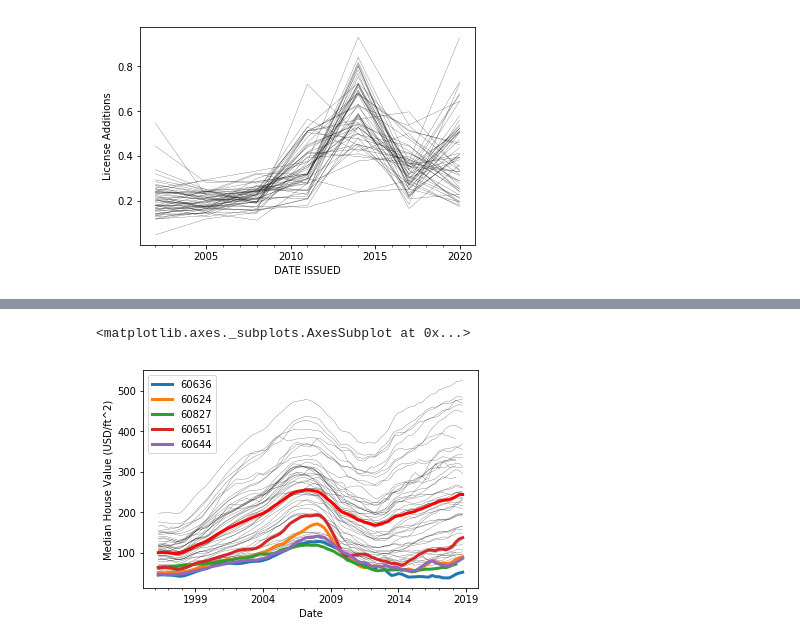
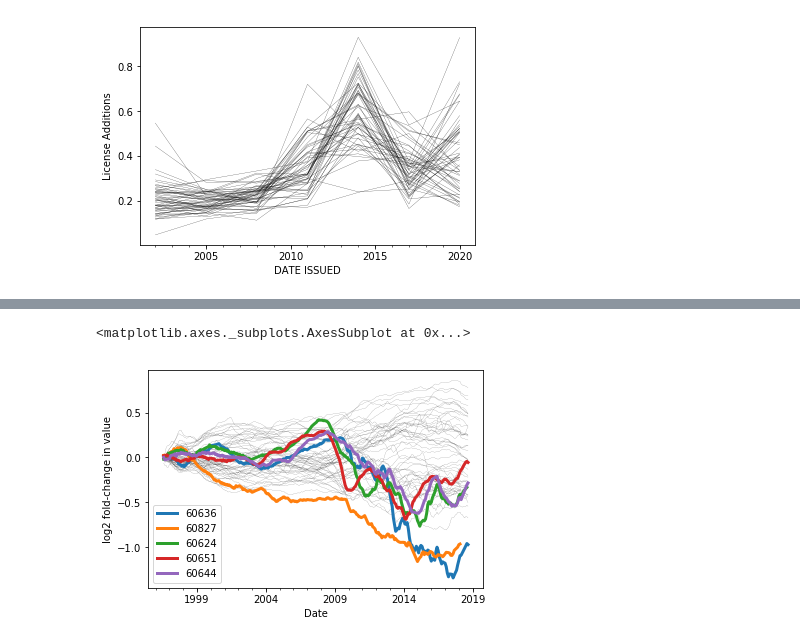
Before and after one commit to sbernasek/chicago, a Jupyter notebook: project.ipynb, the cells around one changed output, grey strips where cells are left out. Cells and saved outputs as stored; diff of their text form; code cells hidden in the pictures.

```diff
--- a/project.ipynb
+++ b/project.ipynb
@@ -563,0 +104,2 @@ Index(['ID', 'LICENSE ID', 'ACCOUNT NUMBER', 'SITE NUMBER', 'LEGAL NAME',
+# %%
+mvalfah =
@@ -564,12 +109,33 @@ Index(['ID', 'LICENSE ID', 'ACCOUNT NUMBER', 'SITE NUMBER', 'LEGAL NAME',
+# %%
+def normalize_by_baseline(timeseries, baseline_length=4):
+    baseline = timeseries.iloc[:baseline_length].mean(axis=0)
+    normalized_timeseries = np.log2(timeseries / baseline)
+    normalized_timeseries = normalized_timeseries.iloc[baseline_length:, :]
+    return normalized_timeseries
+
+def detrend(timeseries):
+    trend = timeseries.mean(axis=1)
+    return timeseries.subtract(trend, axis=0)
+
+def ptp(timeseries):
+    return timeseries.max(axis=0) - timeseries.min(axis=0)
+
+def differentiate(timeseries, window_size=3, polyorder=1):
+    return timeseries.diff(axis=0, periods=1).apply(savgol_filter, axis=0, args=(window_size, polyorder))
+# %%
+# normalize and detrend realestate value data
+detrended_mvalfah = detrend(normalize_by_baseline(mvalfah, baseline_length=4))
+
+# evaluate rate of change
+mvalfah_rate_of_change = differentiate(detrended_mvalfah)
 # %%
 fig, ax = plt.subplots()
-price_matrix.plot(ax=ax, legend=False, color='k', lw=0.2)
-ax.set_ylabel('Median House Value (USD/ft^2)')
+detrended_mvalfah.plot(ax=ax, legend=False, color='k', lw=0.1)
+ax.set_ylabel('log2 fold-change in value')
 
-trend = price_matrix.mean(axis=1)
-trend.plot(ax=ax, color='r', lw=3)
-
-price_matrix.loc[:, ptp.sort_values(ascending=False).iloc[:N].index].plot(ax=ax, lw=3)
+N = 5
+top_N = ptp(detrended_mvalfah).sort_values(ascending=False).iloc[:N]
+detrended_mvalfah.loc[:, top_N.index].plot(ax=ax, lw=3)
 # %% [output]
 <matplotlib.axes._subplots.AxesSubplot at 0x...>
-[figure, old version]
+[figure, new version]
```
Also changed, not shown: parts of 34 cells of this notebook, 6 other files.
